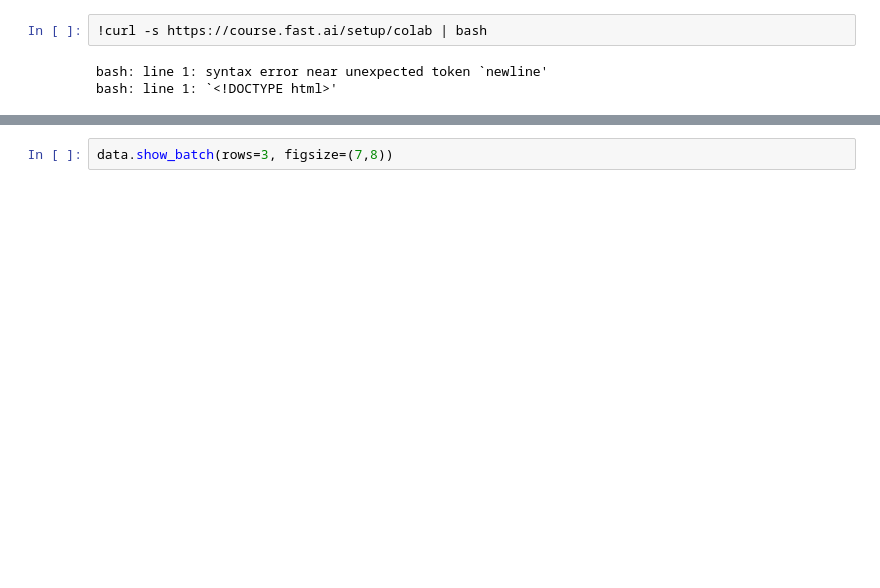
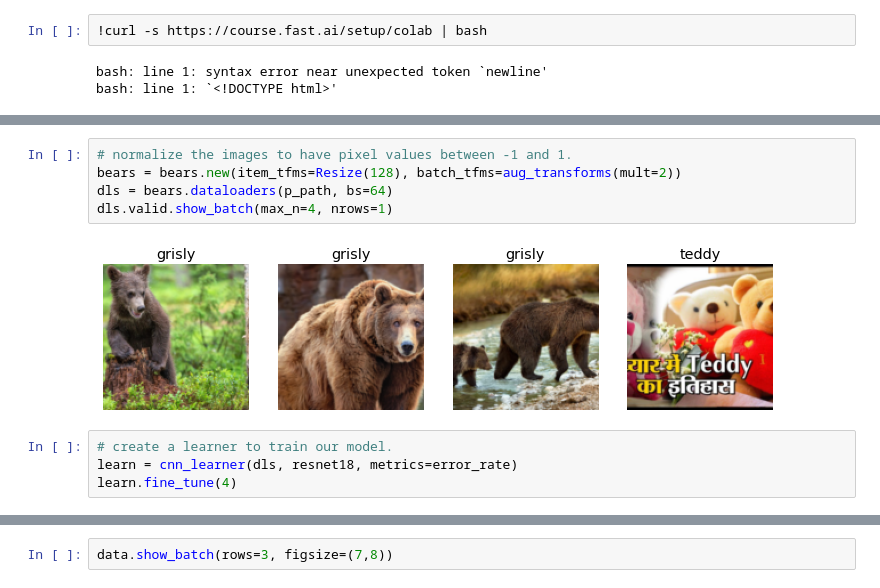
Before and after one commit to NimaZah/Computer-Vision, a Jupyter notebook: Teddy_vs_Grissly.ipynb, the cells around one changed output, grey strips where cells are left out. Saved outputs shown, nothing was run; the diff lists cells and outputs as text; blank space fills up the shorter version.

```diff
--- a/Teddy_vs_Grissly.ipynb
+++ b/Teddy_vs_Grissly.ipynb
@@ -34,0 +54,11 @@ data = ImageDataBunch.from_folder(proj_path, train=".", valid_pct=0.2,
+# %%
+# normalize the images to have pixel values between -1 and 1.
+bears = bears.new(item_tfms=Resize(128), batch_tfms=aug_transforms(mult=2))
+dls = bears.dataloaders(p_path, bs=64)
+dls.valid.show_batch(max_n=4, nrows=1)
+# %% [output]
+[figure, added]
+# %%
+# create a learner to train our model.
+learn = cnn_learner(dls, resnet18, metrics=error_rate)
+learn.fine_tune(4)
```
Also changed, not shown: parts of 24 cells of this notebook.
